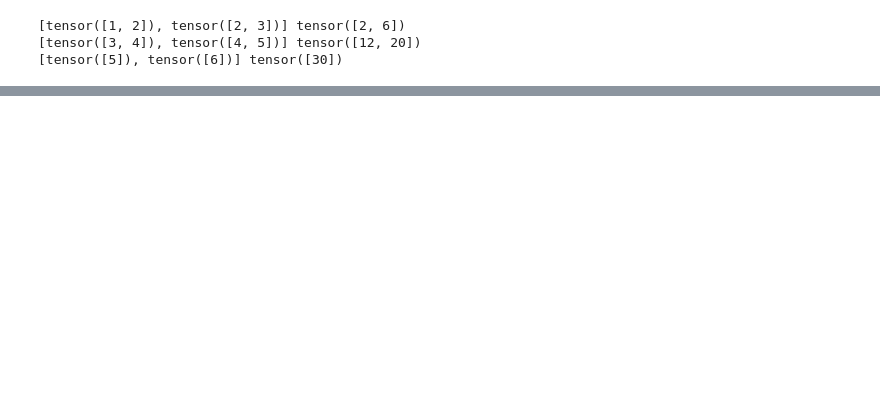
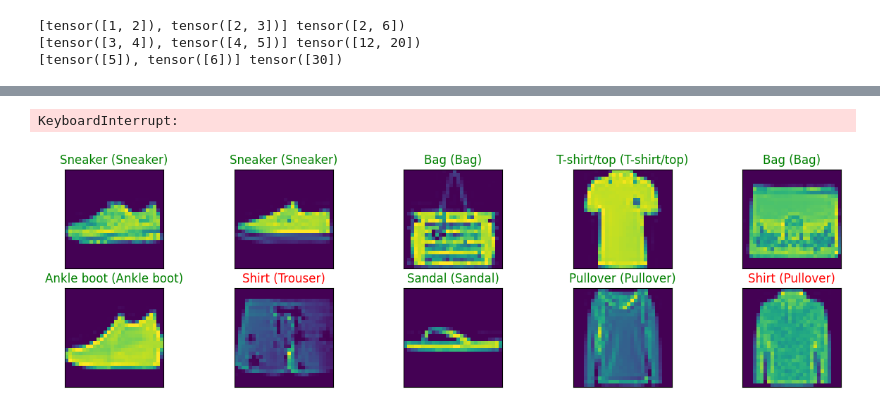
Before and after one commit to robyy/generative-ai-nanodegree, a Jupyter notebook: generative-ai.ipynb, the cells around one changed output, grey strips where cells are left out. Drawn from its saved outputs; the diff is of its cells as text; code cells hidden in the pictures; blank space fills up the shorter version.

```diff
--- a/generative-ai.ipynb
+++ b/generative-ai.ipynb
@@ -41,0 +125,6 @@ tensor([7, 7, 7, 9, 8, 6, 4, 3, 3, 5, 0, 4, 3, 9, 8, 7, 2, 9, 2, 4, 1, 2, 0, 2,
+# %%
+# Loss function
+loss_fn = nn.CrossEntropyLoss()
+
+# Optimizer (by convention we use the variable optimizer)
+optimizer = optim.SGD(my_mlp.parameters(), lr=0.01)
@@ -41,0 +516,10 @@ tensor([7, 7, 7, 9, 8, 6, 4, 3, 3, 5, 0, 4, 3, 9, 8, 7, 2, 9, 2, 4, 1, 2, 0, 2,
+# %%
+# Set the device as GPU, MPS, or CPU according to availability
+if torch.cuda.is_available():
+    device = torch.device("cuda")
+elif torch.backends.mps.is_available():
+    device = torch.device("mps")
+else:
+    device = torch.device("cpu")
+
+print(f"Using device: {device}")
@@ -41,0 +576,64 @@ tensor([7, 7, 7, 9, 8, 6, 4, 3, 3, 5, 0, 4, 3, 9, 8, 7, 2, 9, 2, 4, 1, 2, 0, 2,
+# %%
+# Print the loss and accuracy on the test set
+correct = 0
+total = 0
+loss = 0
+
+for images, labels in testloader:
+    # Move tensors to the configured device
+    images = images.to(device)
+    labels = labels.to(device)
+
+    # Forward pass
+    outputs = model(images)
+    loss += loss_fn(outputs, labels)
+
+    # torch.max return both max and argmax. We get the argmax here.
+    _, predicted = torch.max(outputs.data, 1)
+
+    # print("---predicted---")
+    # print(predicted)
+    # predicted2 = torch.argmax(outputs.data, dim=-1)
+    # print("---predicted2---")
+    # print(predicted2)
+
+
+    # Compute the accuracy
+    total += labels.size(0)
+    correct += (predicted == labels).sum().item()
+
+print(
+    "Test Accuracy of the model on the test images: {} %".format(100 * correct / total)
+)
+print("Test Loss of the model on the test images: {}".format(loss))
+# %% [output]
+KeyboardInterrupt:
+# %%
+# Plotting a few examples of correct and incorrect predictions
+
+import matplotlib.pyplot as plt
+import numpy as np
+
+# Get the first batch of images and labels
+images, labels = next(iter(testloader))
+
+# Move tensors to the configured device
+images = images.to(device)
+labels = labels.to(device)
+
+# Forward pass
+outputs = model(images)
+_, predicted = torch.max(outputs.data, 1)
+
+# Plot the images with labels, at most 10
+fig = plt.figure(figsize=(15, 4))
+
+for idx in np.arange(min(10, len(images))):
+    ax = fig.add_subplot(2, 10 // 2, idx + 1, xticks=[], yticks=[])
+    ax.imshow(np.squeeze(images.cpu()[idx]))
+    ax.set_title(
+        "{} ({})".format(get_class_name(predicted[idx]), get_class_name(labels[idx])),
+        color=("green" if predicted[idx] == labels[idx] else "red"),
+    )
+# %% [output]
+[figure, added]
```
Also changed, not shown: parts of 28 cells of this notebook.
